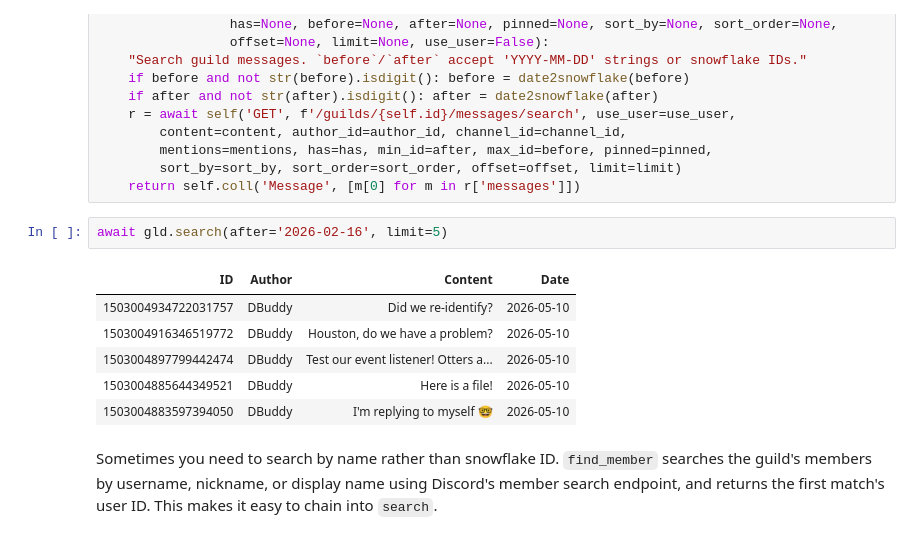
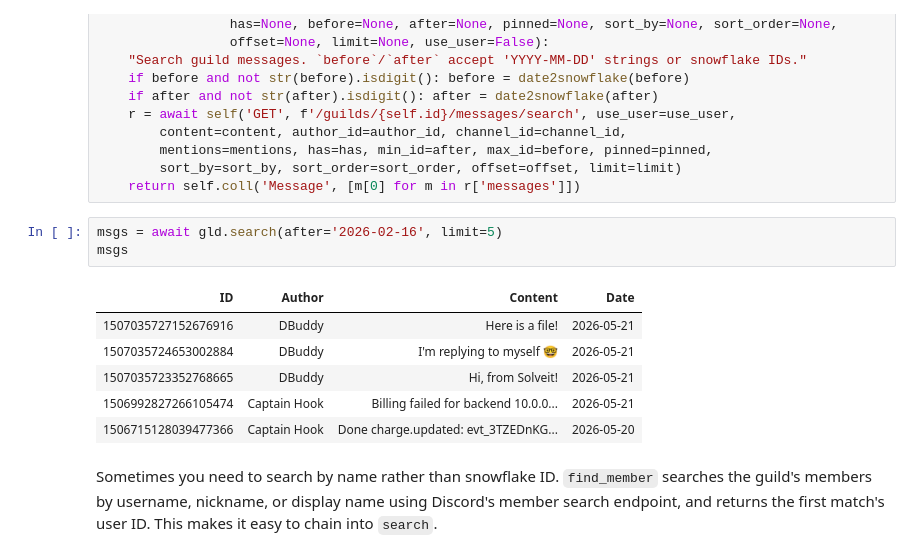
Before and after one commit to AnswerDotAI/cordslite, a Jupyter notebook: nbs/00_core.ipynb, the cells around one changed output. Cells and saved outputs as stored; diff of their text form.

```diff
--- a/nbs/00_core.ipynb
+++ b/nbs/00_core.ipynb
@@ -245,14 +294,15 @@ async def search(self:Guild, content=None, author_id=None, channel_id=None, ment
         sort_by=sort_by, sort_order=sort_order, offset=offset, limit=limit)
     return self.coll('Message', [m[0] for m in r['messages']])
 # %%
-await gld.search(after='2026-02-16', limit=5)
+msgs = await gld.search(after='2026-02-16', limit=5)
+msgs
 # %% [output]
 | ID | Author | Content | Date |
-| 1503004934722031757 | DBuddy | Did we re-identify? | 2026-05-10 |
-| 1503004916346519772 | DBuddy | Houston, do we have a problem? | 2026-05-10 |
-| 1503004897799442474 | DBuddy | Test our event listener! Otters a... | 2026-05-10 |
-| 1503004885644349521 | DBuddy | Here is a file! | 2026-05-10 |
-| 1503004883597394050 | DBuddy | I'm replying to myself 🤓 | 2026-05-10 |
+| 1507035727152676916 | DBuddy | Here is a file! | 2026-05-21 |
+| 1507035724653002884 | DBuddy | I'm replying to myself 🤓 | 2026-05-21 |
+| 1507035723352768665 | DBuddy | Hi, from Solveit! | 2026-05-21 |
+| 1506992827266105474 | Captain Hook | Billing failed for backend 10.0.0... | 2026-05-21 |
+| 1506715128039477366 | Captain Hook | Done charge.updated: evt_3TZEDnKG... | 2026-05-20 |
 # %% [markdown]
 Sometimes you need to search by name rather than snowflake ID. `find_member` searches the guild's members by username, nickname, or display name using Discord's member search endpoint, and returns the first match's user ID. This makes it easy to chain into `search`.
 # %%
```
Also changed, not shown: parts of 23 cells of this notebook, 4 other files.
